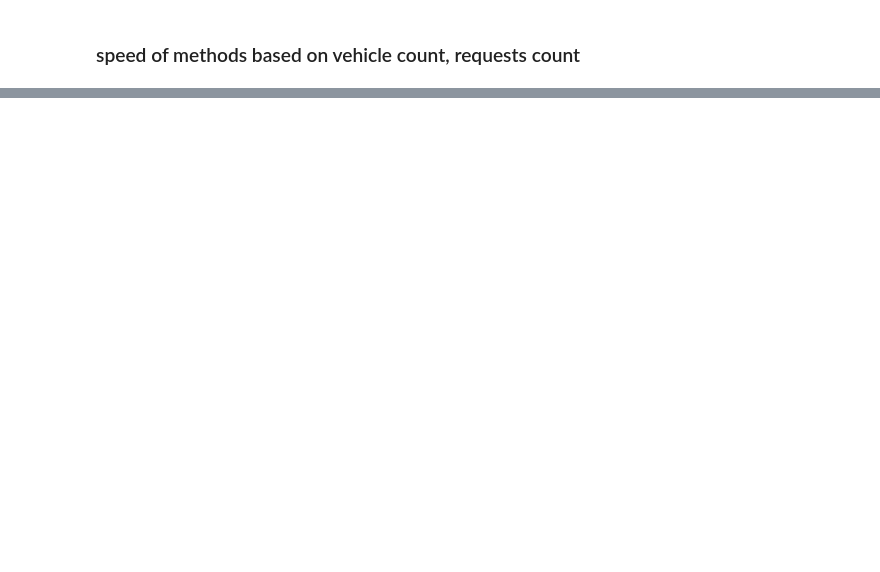
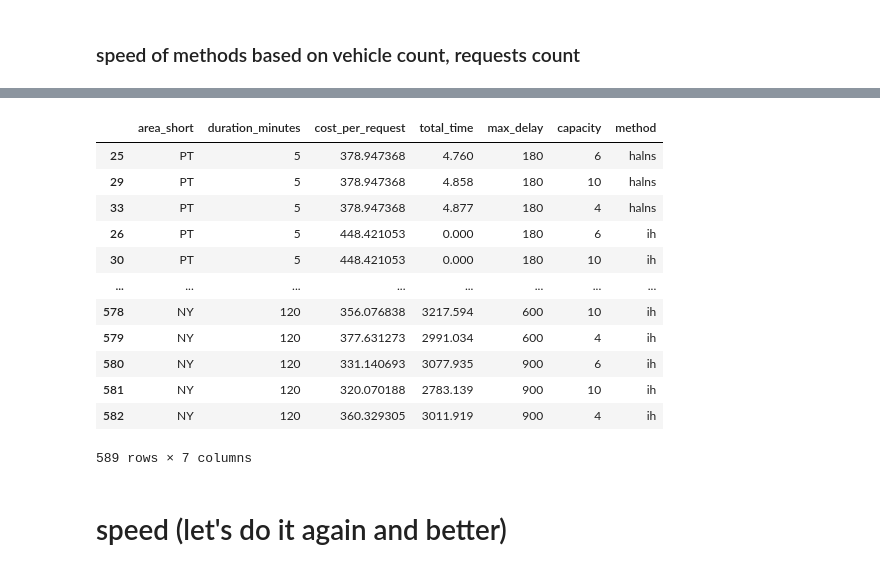
Before and after one commit to aicenter/Ridesharing_DARP_instances, a Jupyter notebook: python/nb/results-bc.ipynb, the cells around one changed output, grey strips where cells are left out. Cells and saved outputs as stored; diff of their text form; code cells hidden in the pictures; blank space fills up the shorter version.

```diff
--- a/python/nb/results-bc.ipynb
+++ b/python/nb/results-bc.ipynb
@@ -1008,0 +1007,18 @@ fig.show()
+# %%
+speed_df = df[['area_short', 'duration_minutes', 'cost_per_request', 'total_time', 'max_delay', 'capacity', 'method']].drop_duplicates()
+# %%
+speed_df
+# %% [output]
+|  | area_short | duration_minutes | cost_per_request | total_time | max_delay | capacity | method |
+| 25 | PT | 5 | 378.947368 | 4.760 | 180 | 6 | halns |
+| 29 | PT | 5 | 378.947368 | 4.858 | 180 | 10 | halns |
+| 33 | PT | 5 | 378.947368 | 4.877 | 180 | 4 | halns |
+| 26 | PT | 5 | 448.421053 | 0.000 | 180 | 6 | ih |
+| 30 | PT | 5 | 448.421053 | 0.000 | 180 | 10 | ih |
+| ... | ... | ... | ... | ... | ... | ... | ... |
+| 578 | NY | 120 | 356.076838 | 3217.594 | 600 | 10 | ih |
+| 579 | NY | 120 | 377.631273 | 2991.034 | 600 | 4 | ih |
+| 580 | NY | 120 | 331.140693 | 3077.935 | 900 | 6 | ih |
+| 581 | NY | 120 | 320.070188 | 2783.139 | 900 | 10 | ih |
+| 582 | NY | 120 | 360.329305 | 3011.919 | 900 | 4 | ih |
+589 rows × 7 columns
@@ -1008,0 +1057,2 @@ fig.show()
+# %% [markdown]
+# speed (let's do it again and better)
```
Also changed, not shown: parts of 77 cells of this notebook, 11 other files.
